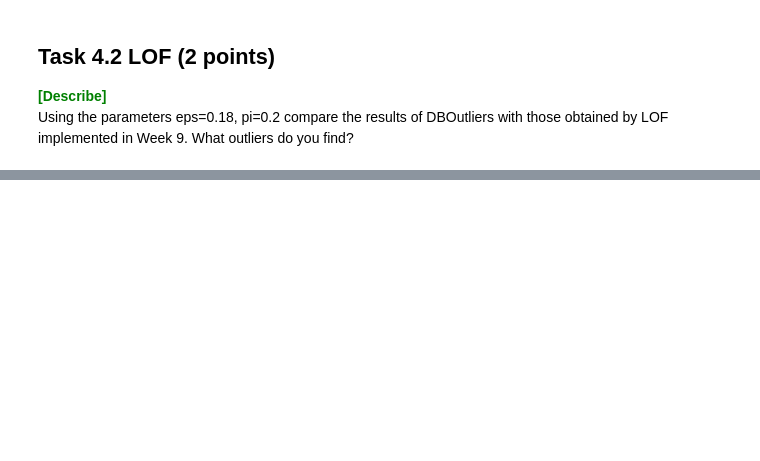
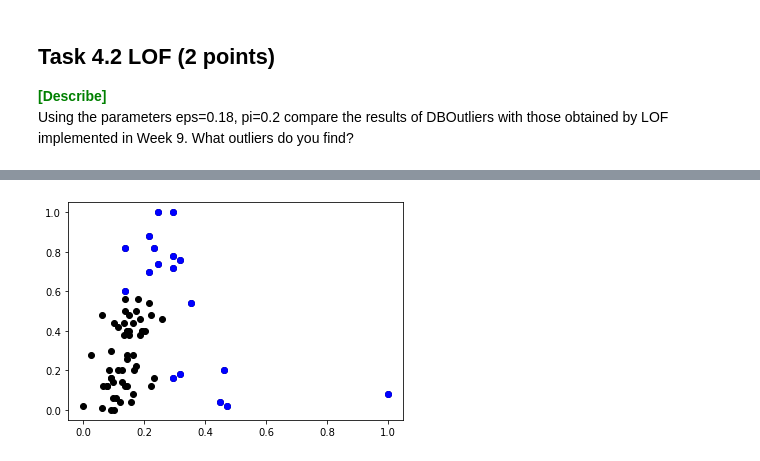
Before and after one commit to annesparks/dm23_handins, a Jupyter notebook: handins/handin1.ipynb, the cells around one changed output, grey strips where cells are left out. Cells and saved outputs as stored; diff of their text form; code cells hidden in the pictures; blank space fills up the shorter version.

```diff
--- a/handins/handin1.ipynb
+++ b/handins/handin1.ipynb
@@ -1533,0 +1624,5 @@ Using the parameters eps=0.18, pi=0.2 compare the results of DBOutliers with tho
+# %%
+outliers_LOF_DB = DBOutliers(X_norm, 0.18,0.2)
+plotDBOutliers(X_norm, outliers_LOF_DB)
+# %% [output]
+[figure, added]
```
Also changed, not shown: parts of 17 cells of this notebook.
